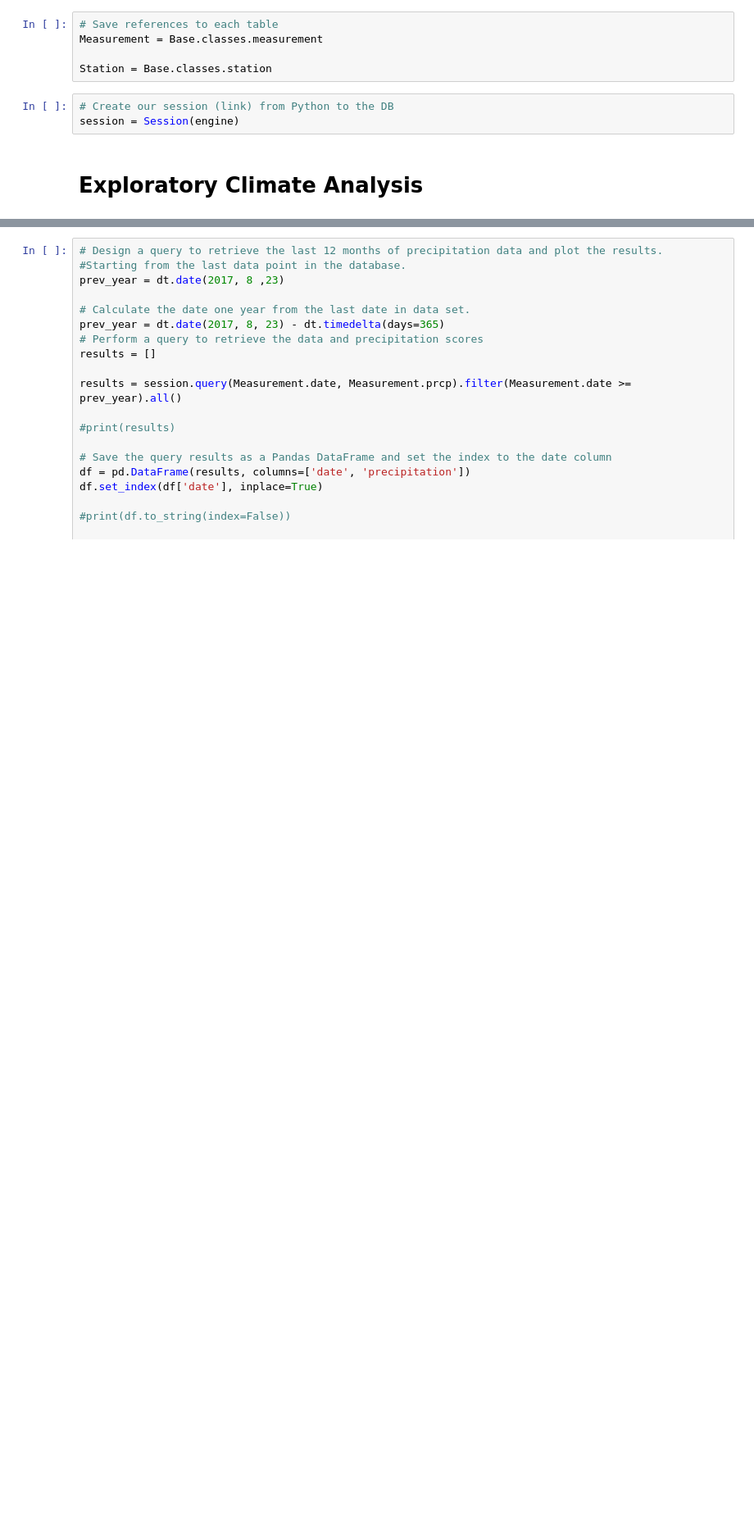
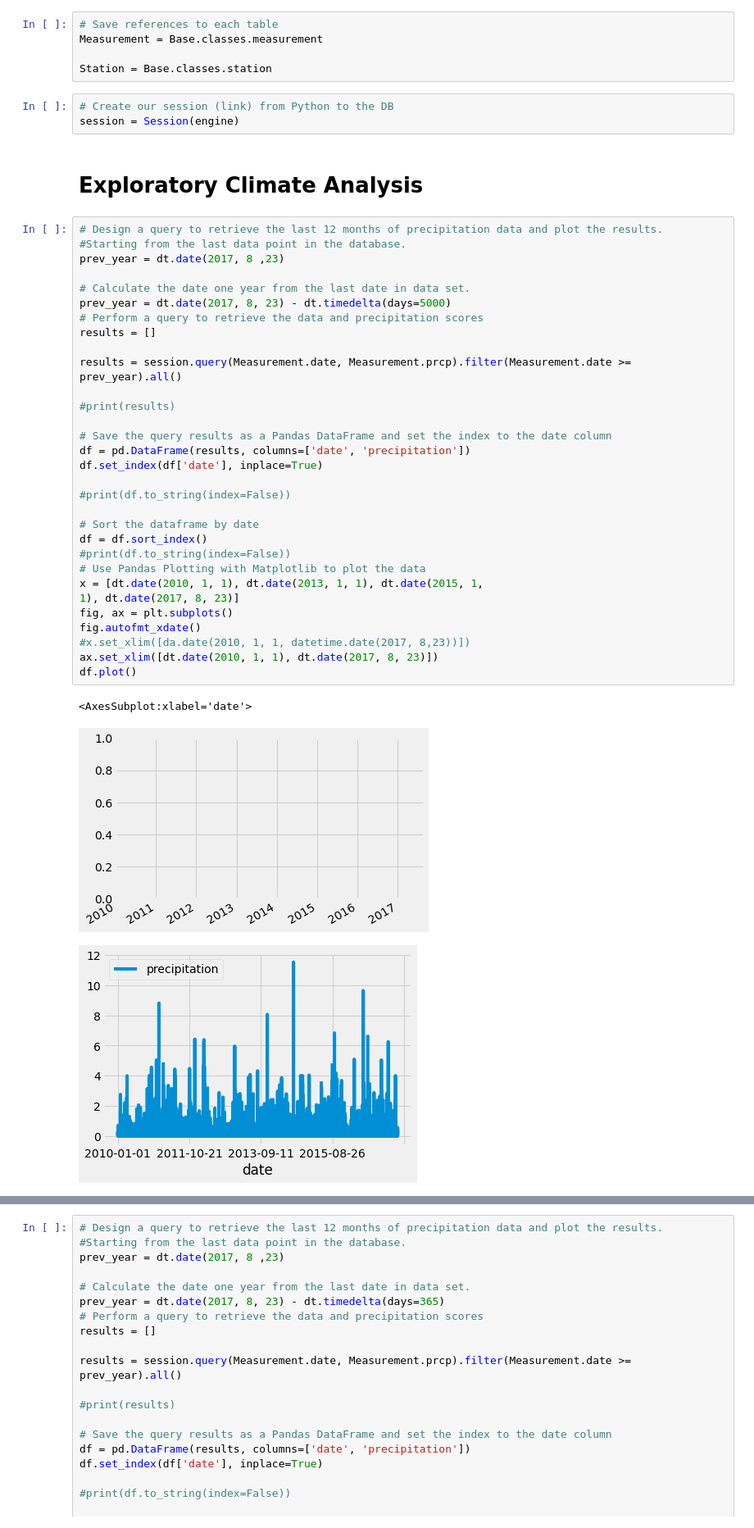
Before and after one commit to MelanconR22/surfs_up, a Jupyter notebook: Surfs_Up/climate_analysis.ipynb, the cells around one changed output, grey strips where cells are left out. Shown at 82% size. Drawn from its saved outputs; the diff is of its cells as text; blank space fills up the shorter version.

```diff
--- a/climate_analysis.ipynb
+++ b/Surfs_Up/climate_analysis.ipynb
@@ -39,3 +39,38 @@ Station = Base.classes.station
 session = Session(engine)
 # %% [markdown]
 # Exploratory Climate Analysis
+# %%
+# Design a query to retrieve the last 12 months of precipitation data and plot the results.
+#Starting from the last data point in the database.
+prev_year = dt.date(2017, 8 ,23)
+
+# Calculate the date one year from the last date in data set.
+prev_year = dt.date(2017, 8, 23) - dt.timedelta(days=5000)
+# Perform a query to retrieve the data and precipitation scores
+results = []
+
+results = session.query(Measurement.date, Measurement.prcp).filter(Measurement.date >= prev_year).all()
+
+#print(results)
+
+# Save the query results as a Pandas DataFrame and set the index to the date column
+df = pd.DataFrame(results, columns=['date', 'precipitation'])
+df.set_index(df['date'], inplace=True)
+
+#print(df.to_string(index=False))
+
+# Sort the dataframe by date
+df = df.sort_index()
+#print(df.to_string(index=False))
+# Use Pandas Plotting with Matplotlib to plot the data
+x = [dt.date(2010, 1, 1), dt.date(2013, 1, 1), dt.date(2015, 1,
+1), dt.date(2017, 8, 23)]
+fig, ax = plt.subplots()
+fig.autofmt_xdate()
+#x.set_xlim([da.date(2010, 1, 1, datetime.date(2017, 8,23))])
+ax.set_xlim([dt.date(2010, 1, 1), dt.date(2017, 8, 23)])
+df.plot()
+# %% [output]
+<AxesSubplot:xlabel='date'>
+[figure, added]
+[figure, added]
```
Also changed, not shown: parts of 1 cell of this notebook, 12 other files.
